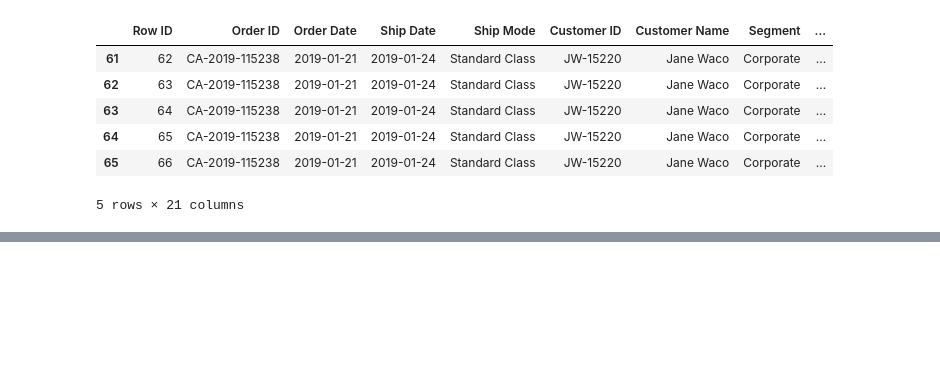
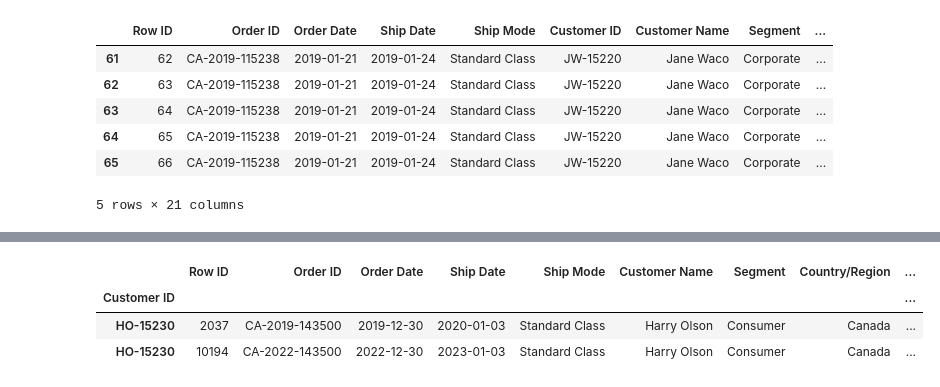
Before and after one commit to NiteshJ98/data_science, a Jupyter notebook: Pandas/jupyter.ipynb, the cells around one changed output, grey strips where cells are left out. Drawn from its saved outputs; the diff is of its cells as text; code cells hidden in the pictures; blank space fills up the shorter version.

```diff
--- a/Pandas/jupyter.ipynb
+++ b/Pandas/jupyter.ipynb
@@ -253,0 +299,7 @@ df[(df['Country/Region'] != 'United States') ].head()
+# %%
+df2.loc['HO-15230']
+# %% [output]
+|  | Row ID | Order ID | Order Date | Ship Date | Ship Mode | Customer Name | Segment | Country/Region | ... |
+| Customer ID |  |  |  |  |  |  |  |  | ... |
+| HO-15230 | 2037 | CA-2019-143500 | 2019-12-30 | 2020-01-03 | Standard Class | Harry Olson | Consumer | Canada | ... |
+| HO-15230 | 10194 | CA-2022-143500 | 2022-12-30 | 2023-01-03 | Standard Class | Harry Olson | Consumer | Canada | ... |
```
Also changed, not shown: parts of 3 cells of this notebook.
